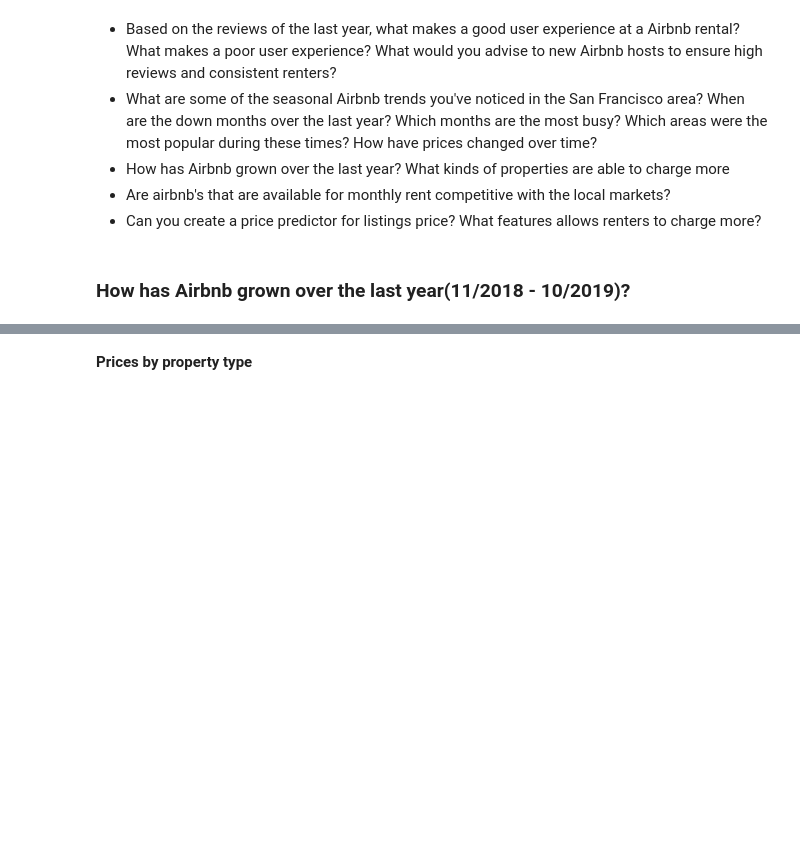
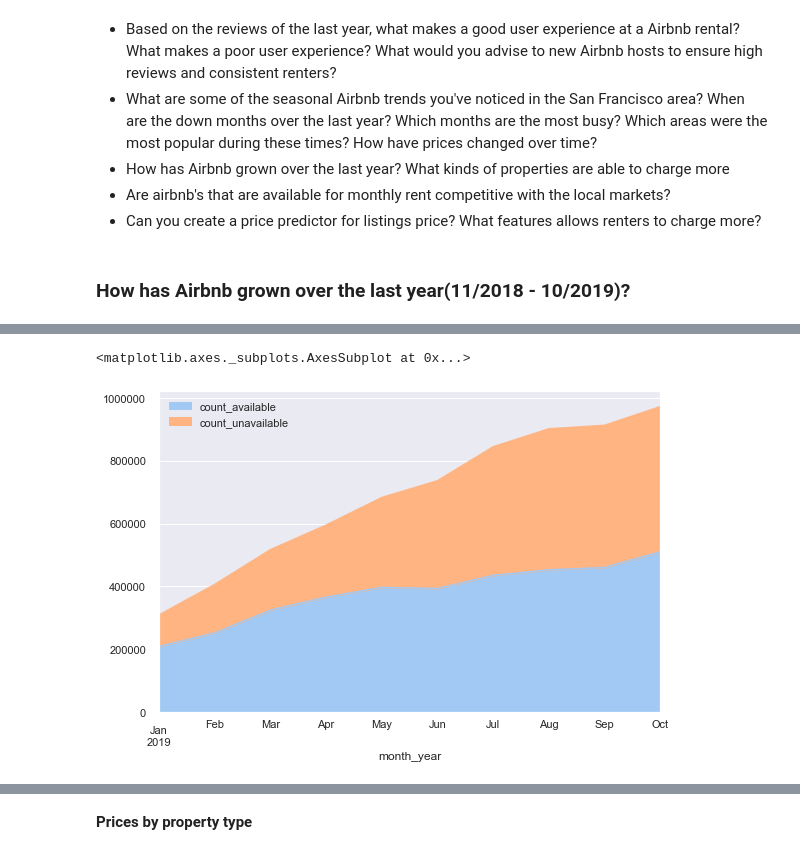
Before and after one commit to KishenSharma6/Airbnb-SF, a Jupyter notebook: Project Codes/03. Exploratory Data Analysis/12_27_2019_EDA.ipynb, the cells around one changed output, grey strips where cells are left out. Drawn from its saved outputs; the diff is of its cells as text; code cells hidden in the pictures; blank space fills up the shorter version.

```diff
--- a/Project Codes/03. Exploratory Data Analysis/12_27_2019_EDA.ipynb
+++ b/Project Codes/03. Exploratory Data Analysis/12_27_2019_EDA.ipynb
@@ -198,0 +219,18 @@ Distributions of target variable: Price
+# %%
+#Capture counts of availability/unavailability of each listing per month
+availability = calendar.groupby(['month_year', 'listing_id', 'available'])['listing_id'].agg({'count'}).reset_index()
+
+#Filter availability to show listings from nov 2018 - oct 2019 and store in a df
+availability=availability[(availability['month_year'] < '2019-11')]
+
+#Isolate counts of available listings
+available = availability[availability.available == 1]
+
+#Isolate counts of unavailable listings
+unavailable = availability[availability.available == 0]
+# %%
+available=available.groupby(['month_year'])['count'].sum().reset_index()
+
+#available = available[available.month_year > '2018-12']
+
+available
@@ -198,0 +251,11 @@ Distributions of target variable: Price
+# %%
+unavailable = unavailable.groupby(['month_year'])['count'].sum().reset_index()
+# %%
+#change the backend on this to see aggragate
+test = available.merge(unavailable,left_on=  'month_year', right_on='month_year', suffixes=('_available', '_unavailable')).set_index('month_year')
+
+
+test.plot.area()
+# %% [output]
+<matplotlib.axes._subplots.AxesSubplot at 0x...>
+[figure, added]
```
Also changed, not shown: parts of 30 cells of this notebook.
